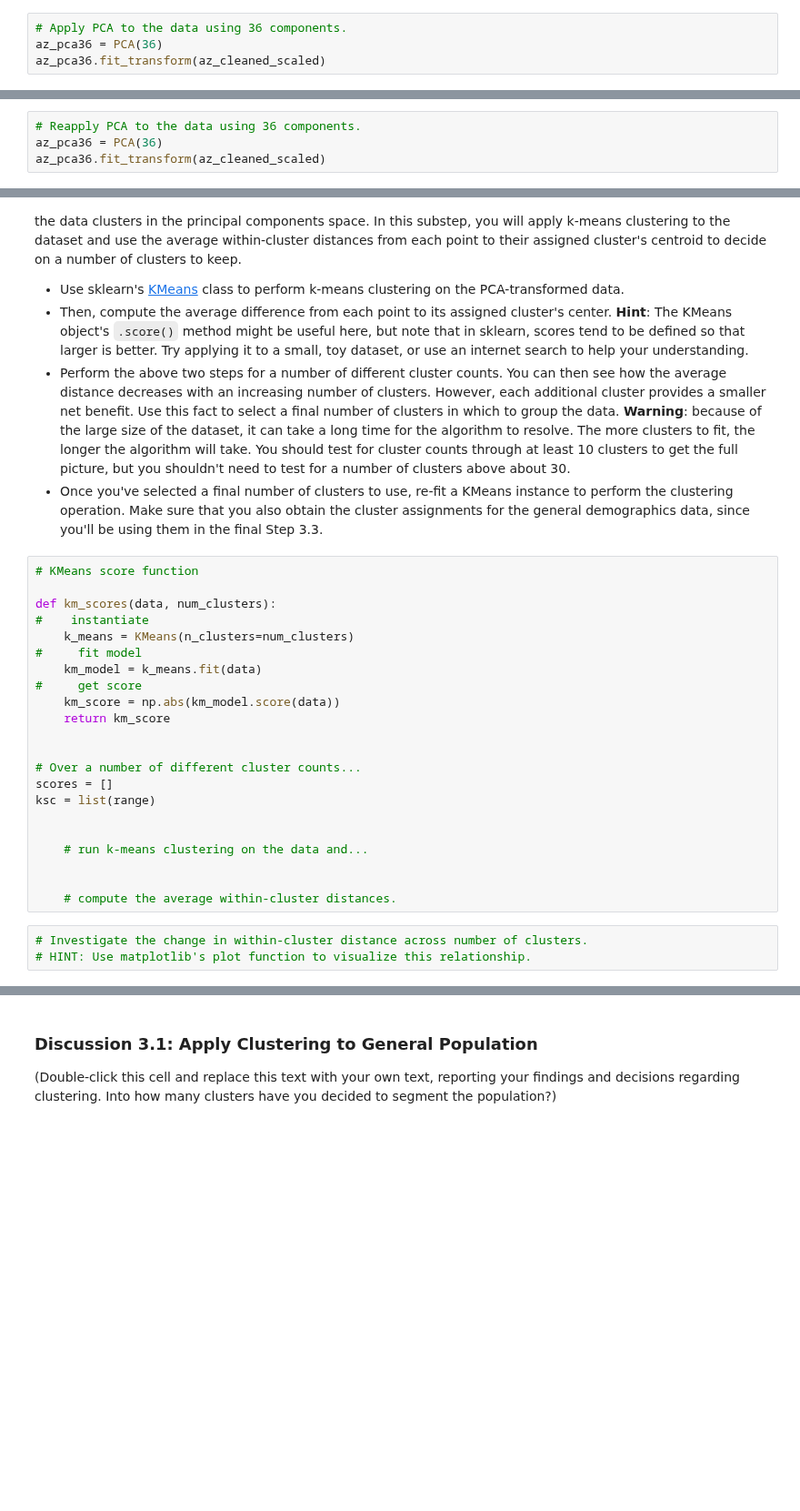
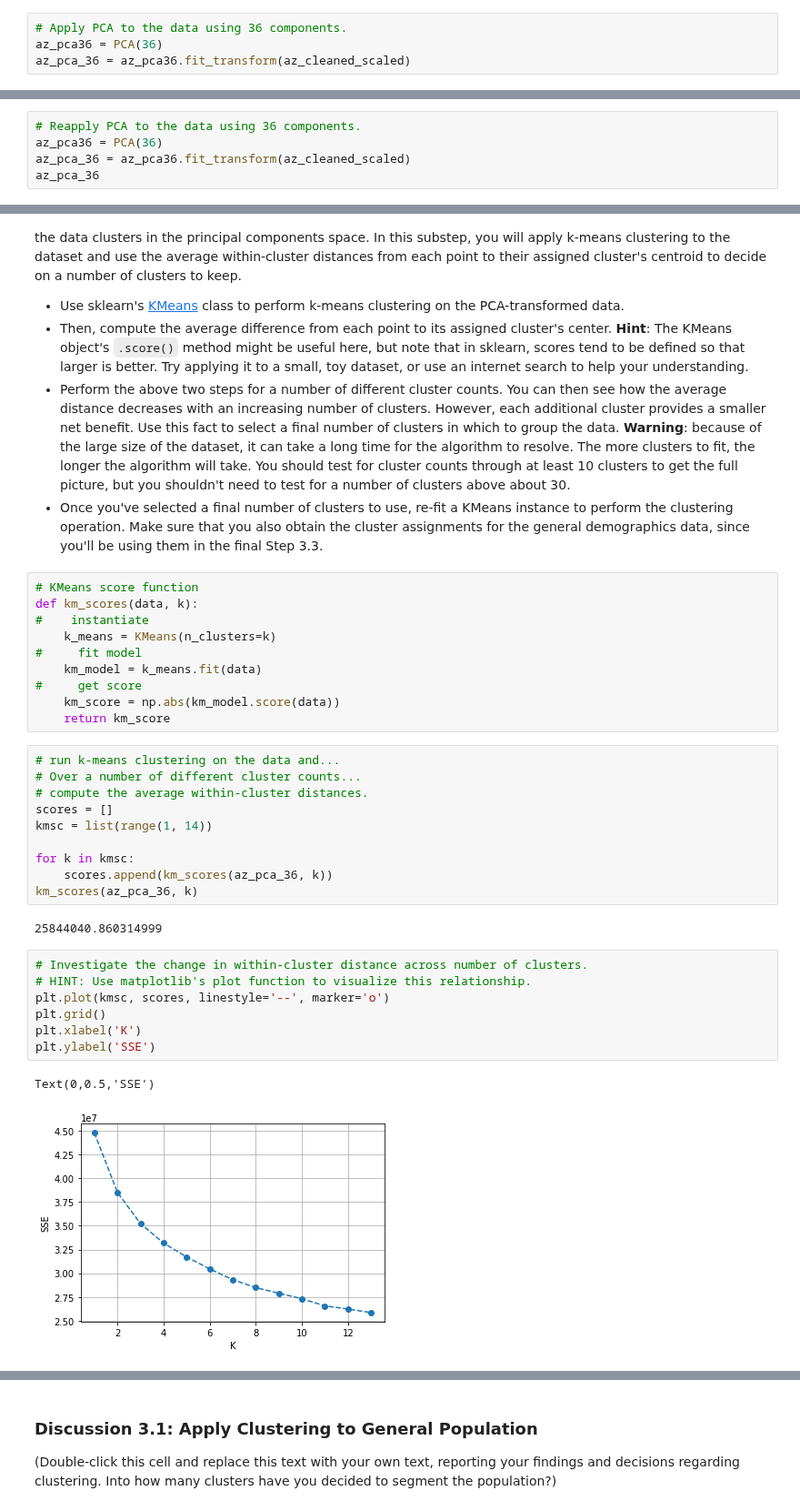
Before and after one commit to sjohnp2112/Identify-Custemer-Segments, a Jupyter notebook: Identify_Customer_Segments_sphelps.ipynb, the cells around one changed output, grey strips where cells are left out. Shown at 91% size. Cells and saved outputs as stored; diff of their text form; blank space fills up the shorter version.

```diff
--- a/Identify_Customer_Segments_sphelps.ipynb
+++ b/Identify_Customer_Segments_sphelps.ipynb
@@ -756,4 +745,4 @@ array([[  4.01569176e+00,  -2.42132146e+00,  -2.89016617e+00, ...,
 # %%
 # Apply PCA to the data using 36 components.
 az_pca36 = PCA(36)
-az_pca36.fit_transform(az_cleaned_scaled)
+az_pca_36 = az_pca36.fit_transform(az_cleaned_scaled)
@@ -818,5 +793,6 @@ scree_plot2(az_pca36)
 # %%
 # Reapply PCA to the data using 36 components.
 az_pca36 = PCA(36)
-az_pca36.fit_transform(az_cleaned_scaled)
+az_pca_36 = az_pca36.fit_transform(az_cleaned_scaled)
+az_pca_36
 # %% [output]
@@ -965,29 +942,36 @@ You've assessed and cleaned the demographics data, then scaled and transformed t
 - Once you've selected a final number of clusters to use, re-fit a KMeans instance to perform the clustering operation. Make sure that you also obtain the cluster assignments for the general demographics data, since you'll be using them in the final Step 3.3.
 # %%
 # KMeans score function
-
-def km_scores(data, num_clusters):
+def km_scores(data, k):
 #    instantiate
-    k_means = KMeans(n_clusters=num_clusters)
+    k_means = KMeans(n_clusters=k)
 #     fit model
     km_model = k_means.fit(data)
 #     get score
     km_score = np.abs(km_model.score(data))
     return km_score
-
-
-# Over a number of different cluster counts...
-scores = []
-ksc = list(range)
-
-
-    # run k-means clustering on the data and...
-
-
-    # compute the average within-cluster distances.
+# %%
+# run k-means clustering on the data and...
+# Over a number of different cluster counts...
+# compute the average within-cluster distances.
+scores = []
+kmsc = list(range(1, 14))
+
+for k in kmsc:
+    scores.append(km_scores(az_pca_36, k))
+km_scores(az_pca_36, k)
+# %% [output]
+25844040.860314999
 # %%
 # Investigate the change in within-cluster distance across number of clusters.
 # HINT: Use matplotlib's plot function to visualize this relationship.
+plt.plot(kmsc, scores, linestyle='--', marker='o')
+plt.grid()
+plt.xlabel('K')
+plt.ylabel('SSE')
+# %% [output]
+Text(0,0.5,'SSE')
+[figure, added]
 # %%
 # Re-fit the k-means model with the selected number of clusters and obtain
 # cluster predictions for the general population demographics data.
```
Also changed, not shown: parts of 12 cells of this notebook.
